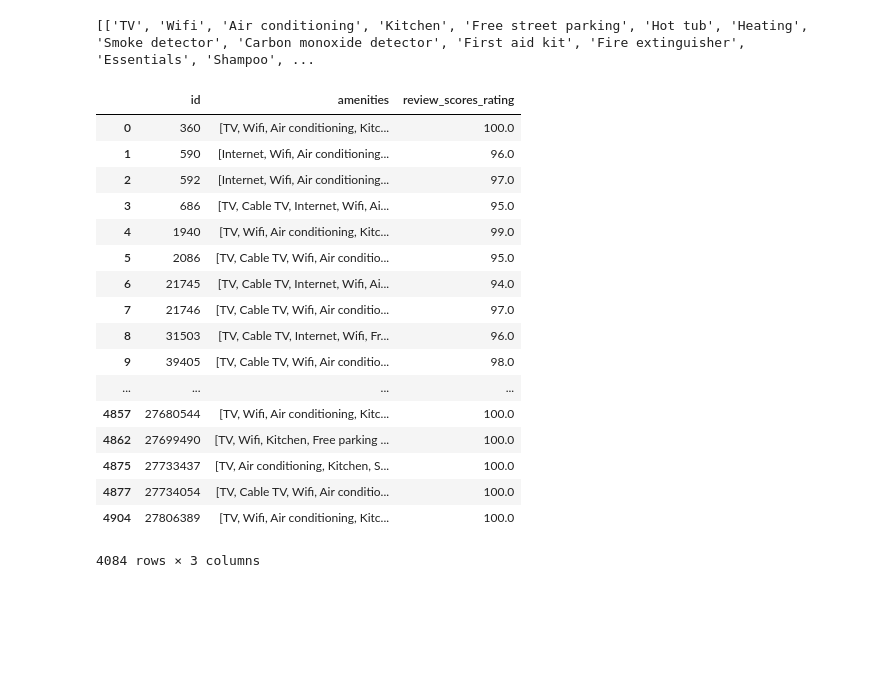
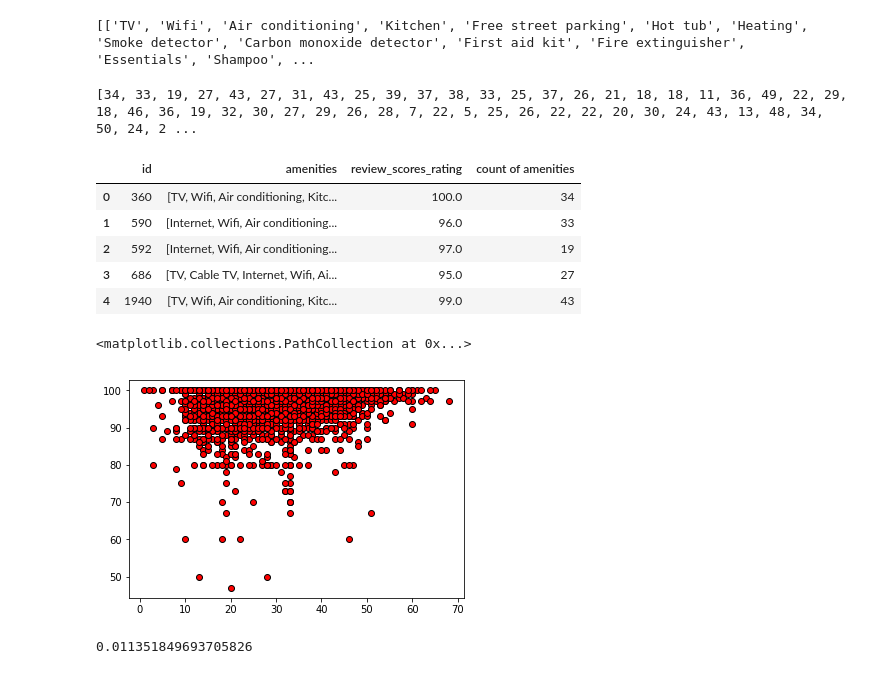
Before and after one commit to obnicholson/project1, a Jupyter notebook: project1_airbnb_olivia.ipynb, the cells around one changed output. Saved outputs shown, nothing was run; the diff lists cells and outputs as text; code cells hidden in the pictures; blank space fills up the shorter version.

```diff
--- a/project1_airbnb_olivia.ipynb
+++ b/project1_airbnb_olivia.ipynb
@@ -12,4 +14,5 @@ from pprint import pprint
 df = pd.read_csv("Resources/listings.csv")
 master_df = pd.DataFrame(df)
 master_df = master_df.loc[df['number_of_reviews']>1,:]
+master_df = master_df[master_df["review_scores_rating"].notnull()]
 # %%
@@ -74,25 +92,32 @@ for counter, amenity_list in enumerate(amenities,start=0):
 print(amenities)
 # %% [output]
 [['TV', 'Wifi', 'Air conditioning', 'Kitchen', 'Free street parking', 'Hot tub', 'Heating', 'Smoke detector', 'Carbon monoxide detector', 'First aid kit', 'Fire extinguisher', 'Essentials', 'Shampoo', ...
+# %%
+count_of_amenities = [len(amenity_list) for amenity_list in amenities]
+print(count_of_amenities)
+# %% [output]
+[34, 33, 19, 27, 43, 27, 31, 43, 25, 39, 37, 38, 33, 25, 37, 26, 21, 18, 18, 11, 36, 49, 22, 29, 18, 46, 36, 19, 32, 30, 27, 29, 26, 28, 7, 22, 5, 25, 26, 22, 22, 20, 30, 24, 43, 13, 48, 34, 50, 24, 2 ...
 # %%
 amenities_df["amenities"] = amenities
-amenities_df
+amenities_df["count of amenities"] = count_of_amenities
+amenities_df.head()
 # %% [output]
-|  | id | amenities | review_scores_rating |
-| 0 | 360 | [TV, Wifi, Air conditioning, Kitc... | 100.0 |
-| 1 | 590 | [Internet, Wifi, Air conditioning... | 96.0 |
-| 2 | 592 | [Internet, Wifi, Air conditioning... | 97.0 |
-| 3 | 686 | [TV, Cable TV, Internet, Wifi, Ai... | 95.0 |
-| 4 | 1940 | [TV, Wifi, Air conditioning, Kitc... | 99.0 |
-| 5 | 2086 | [TV, Cable TV, Wifi, Air conditio... | 95.0 |
-| 6 | 21745 | [TV, Cable TV, Internet, Wifi, Ai... | 94.0 |
-| 7 | 21746 | [TV, Cable TV, Wifi, Air conditio... | 97.0 |
-| 8 | 31503 | [TV, Cable TV, Internet, Wifi, Fr... | 96.0 |
-| 9 | 39405 | [TV, Cable TV, Wifi, Air conditio... | 98.0 |
-| ... | ... | ... | ... |
-| 4857 | 27680544 | [TV, Wifi, Air conditioning, Kitc... | 100.0 |
-| 4862 | 27699490 | [TV, Wifi, Kitchen, Free parking ... | 100.0 |
-| 4875 | 27733437 | [TV, Air conditioning, Kitchen, S... | 100.0 |
-| 4877 | 27734054 | [TV, Cable TV, Wifi, Air conditio... | 100.0 |
-| 4904 | 27806389 | [TV, Wifi, Air conditioning, Kitc... | 100.0 |
+|  | id | amenities | review_scores_rating | count of amenities |
+| 0 | 360 | [TV, Wifi, Air conditioning, Kitc... | 100.0 | 34 |
+| 1 | 590 | [Internet, Wifi, Air conditioning... | 96.0 | 33 |
+| 2 | 592 | [Internet, Wifi, Air conditioning... | 97.0 | 19 |
+| 3 | 686 | [TV, Cable TV, Internet, Wifi, Ai... | 95.0 | 27 |
+| 4 | 1940 | [TV, Wifi, Air conditioning, Kitc... | 99.0 | 43 |
-4084 rows × 3 columns
+# %%
+plt.scatter(amenities_df["count of amenities"],amenities_df["review_scores_rating"],marker="o",facecolors="red",edgecolors="black")
+# %% [output]
+<matplotlib.collections.PathCollection at 0x...>
+[figure, added]
+# %%
+from scipy.stats import linregress
+
+(slope, intercept, r_value, p_value, std_error) = linregress(amenities_df["count of amenities"], amenities_df["review_scores_rating"])
+fit = slope * amenities_df["count of amenities"] + intercept
+print(r_value**2)
+# %% [output]
+0.011351849693705826
```
Also changed, not shown: parts of 15 cells of this notebook.
